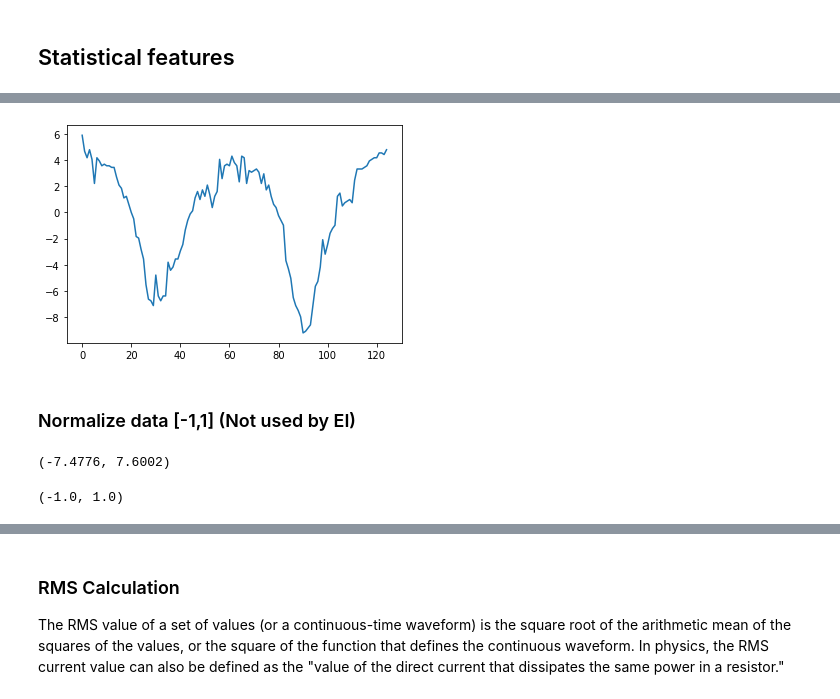
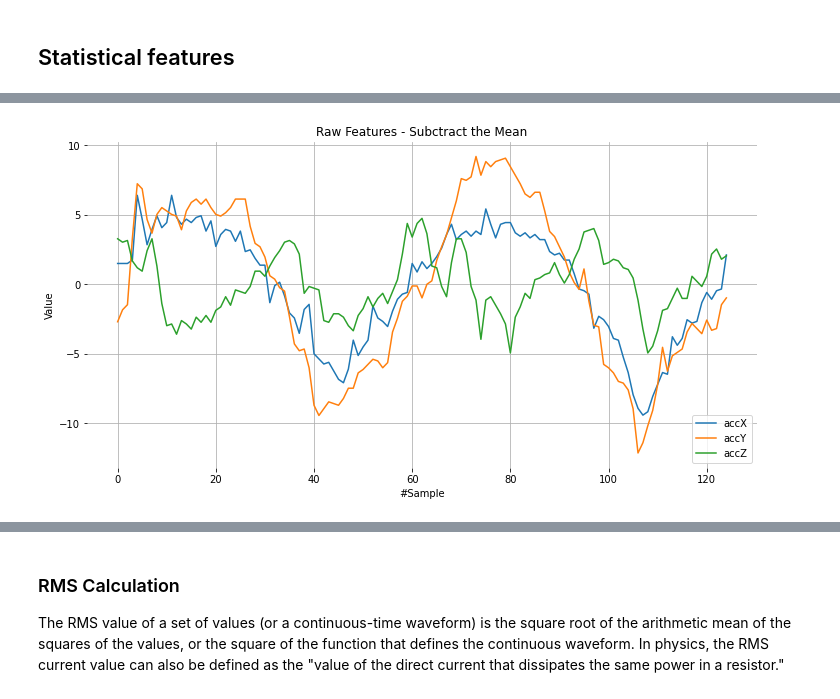
Before and after one commit to Mjrovai/TinyML4D, a Jupyter notebook: AAU/Edge_Impulse_Spectral_Analysis_Block.ipynb, the cells around one changed output, grey strips where cells are left out. Cells and saved outputs as stored; diff of their text form; code cells hidden in the pictures.

```diff
--- a/AAU/Edge_Impulse_Spectral_Analysis_Block.ipynb
+++ b/AAU/Edge_Impulse_Spectral_Analysis_Block.ipynb
@@ -51,4 +88,13 @@ N
+# %%
+sensors = [accX, accY, accZ]
 # %%
-x = list(range(0, N))
-sns.lineplot(x, data);
+plt.figure(figsize = (12, 6))
+[plt.plot(x, label=y) for x,y in zip(sensors, axis)]
+plt.legend(loc='lower right')
+plt.title('Raw Features')
+plt.xlabel('#Sample')
+plt.ylabel('Value')
+plt.box(False)
+plt.grid()
+plt.show()
 # %% [output]
@@ -65,6 +111,6 @@ Here are some specific reasons why subtracting the mean can be useful:
 - It can improve performance: In some machine learning algorithms, centering the data can improve performance by reducing the influence of outliers and making the data more easily comparable.
 Overall, subtracting the mean is a simple but powerful technique that can be used to improve the analysis and interpretation of data.
 # %%
-dtmean = sum(data)/len(data)
-dtmean
+dtmean = [(sum(x)/len(x)) for x in sensors]
+[print('mean_'+x+'= ', round(y, 4)) for x,y in zip(axis, dtmean)][0]
 # %% [output]
@@ -72,20 +120,17 @@ dtmean
 # %%
-stand_data = data.copy()
-stand_data = [(x - dtmean) for x in stand_data]
+accX = [(x - dtmean[0]) for x in accX]
+accY = [(x - dtmean[1]) for x in accY]
+accZ = [(x - dtmean[2]) for x in accZ]
+sensors = [accX, accY, accZ]
 # %%
-sns.lineplot(x, stand_data);
+plt.figure(figsize = (12, 6))
+[plt.plot(x, label=y) for x,y in zip(sensors, axis)]
+plt.legend(loc='lower right')
+plt.title('Raw Features - Subctract the Mean')
+plt.xlabel('#Sample')
+plt.ylabel('Value')
+plt.box(False)
+plt.grid()
+plt.show()
 # %% [output]
-[figure, old version]
+[figure, new version]
-# %% [markdown]
-### Normalize data [-1,1] (Not used by EI)
-# %%
-dtmin, dtmax = min(data), max(data)
-dtmin, dtmax
-# %% [output]
-(-7.4776, 7.6002)
-# %%
-norm_data = data.copy()
-norm_data = [((x - dtmin) / (dtmax-dtmin)) * 2 - 1 for x in norm_data]
-min(norm_data), max(norm_data)
-# %% [output]
-(-1.0, 1.0)
```
Also changed, not shown: parts of 57 cells of this notebook.
